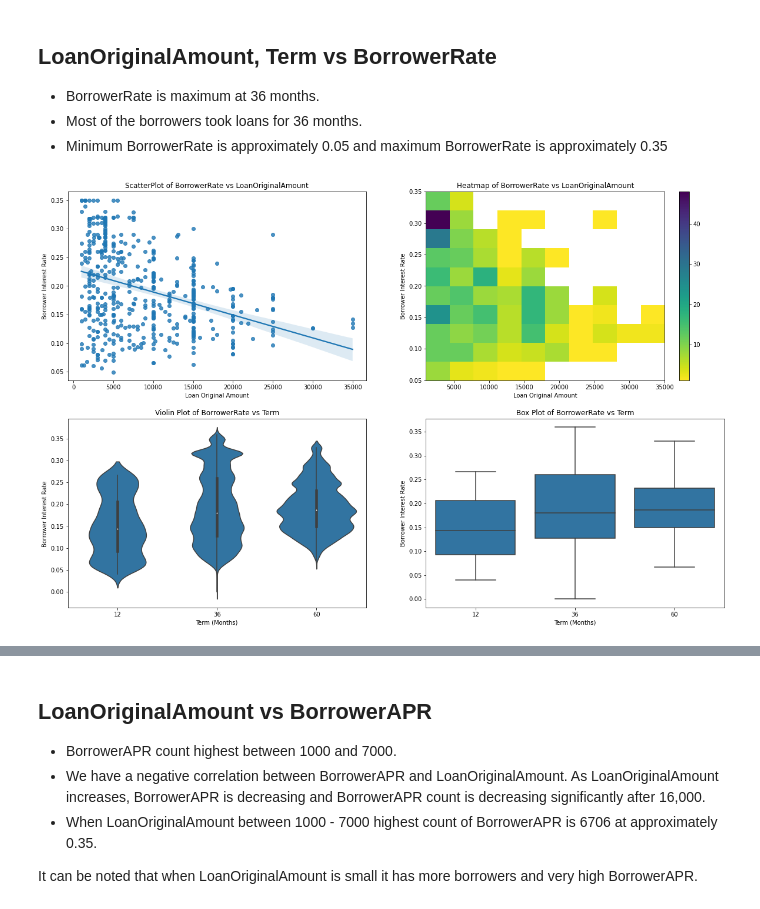
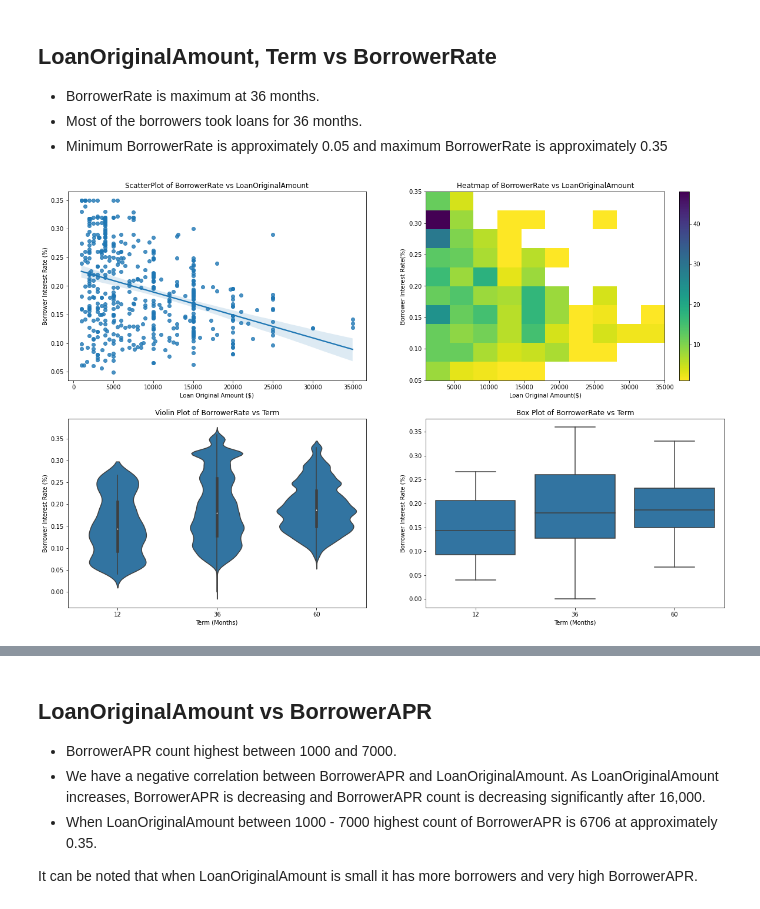
Before and after one commit to localhostmusila/prosper_loan_dataset, a Jupyter notebook: Part_II_slide_deck_template.ipynb, the cells around one changed output, grey strips where cells are left out. Saved outputs shown, nothing was run; the diff lists cells and outputs as text; code cells hidden in the pictures.

```diff
--- a/Part_II_slide_deck_template.ipynb
+++ b/Part_II_slide_deck_template.ipynb
@@ -146,33 +189,33 @@ plt.show();
 # %%
 plt.figure(figsize=[20,13])
 
 #Creating ScatterPlot for LoanOriginalAmount, BorrowerRate
 plt.subplot(2,2,1)
 sb.regplot(data=df_sample, y='BorrowerRate', x='LoanOriginalAmount')
-plt.ylabel('Borrower Interest Rate')
-plt.xlabel('Loan Original Amount')
+plt.ylabel('Borrower Interest Rate (%)')
+plt.xlabel('Loan Original Amount ($)')
 plt.title('ScatterPlot of BorrowerRate vs LoanOriginalAmount');
 
 #Creating Heatmap for LoanOriginalAmount, BorrowerRate
 plt.subplot(2,2,2)
 plt.hist2d(data=df_sample,  y='BorrowerRate', x='LoanOriginalAmount', cmap='viridis_r', cmin=0.5)
-plt.ylabel('Borrower Interest Rate')
-plt.xlabel('Loan Original Amount')
+plt.ylabel('Borrower Interest Rate(%)')
+plt.xlabel('Loan Original Amount($)')
 plt.title('Heatmap of BorrowerRate vs LoanOriginalAmount');
 plt.colorbar();
 
 #Creating Violin plot for Term, BorrowerRate
 plt.subplot(2,2,3)
 sb.violinplot(data=loan, y='BorrowerRate', x='Term',color=base_color)
-plt.ylabel('Borrower Interest Rate ')
+plt.ylabel('Borrower Interest Rate (%)')
 plt.xlabel('Term (Months)')
 plt.title('Violin Plot of BorrowerRate vs Term');
 
 #Creating Boxplot for Term, BorrowerRate
 plt.subplot(2,2,4)
 sb.boxplot(data=loan,  y='BorrowerRate', x='Term',color=base_color)
-plt.ylabel('Borrower Interest Rate')
+plt.ylabel('Borrower Interest Rate (%)')
 plt.xlabel('Term (Months)')
 plt.title('Box Plot of BorrowerRate vs Term');
 # %% [output]
-[figure, old version]
+[figure, new version]
```
Also changed, not shown: parts of 17 cells of this notebook, 3 other files.
